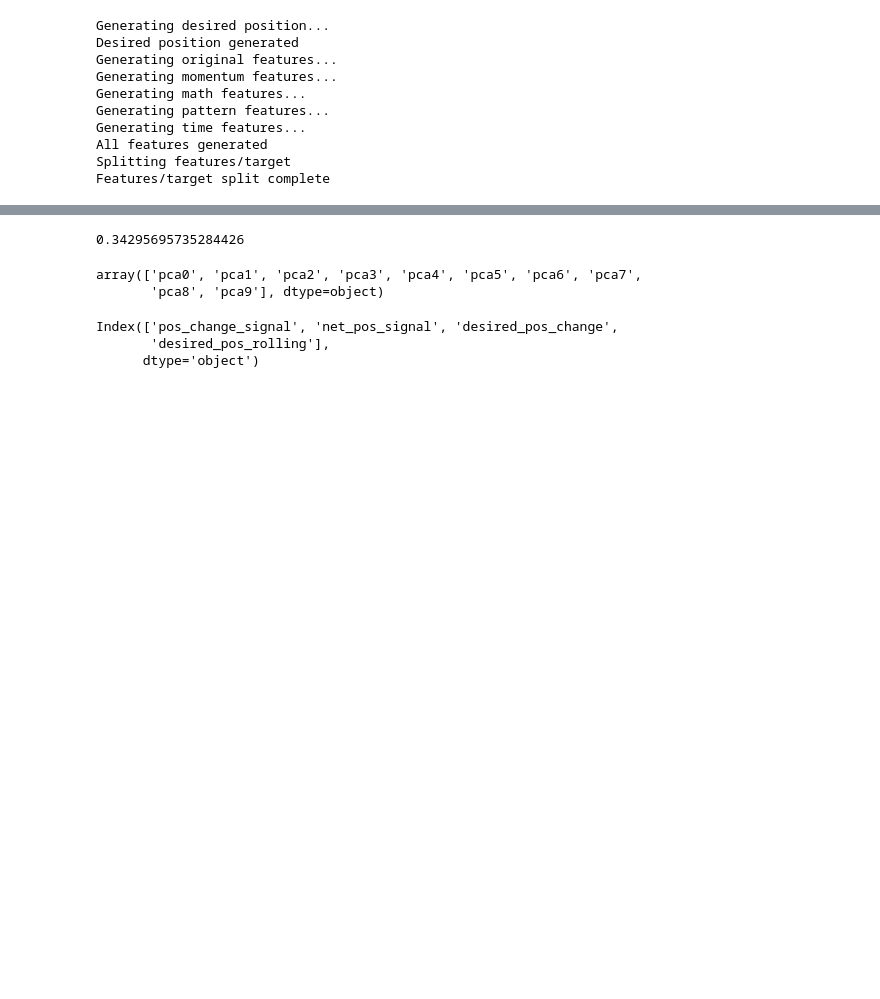
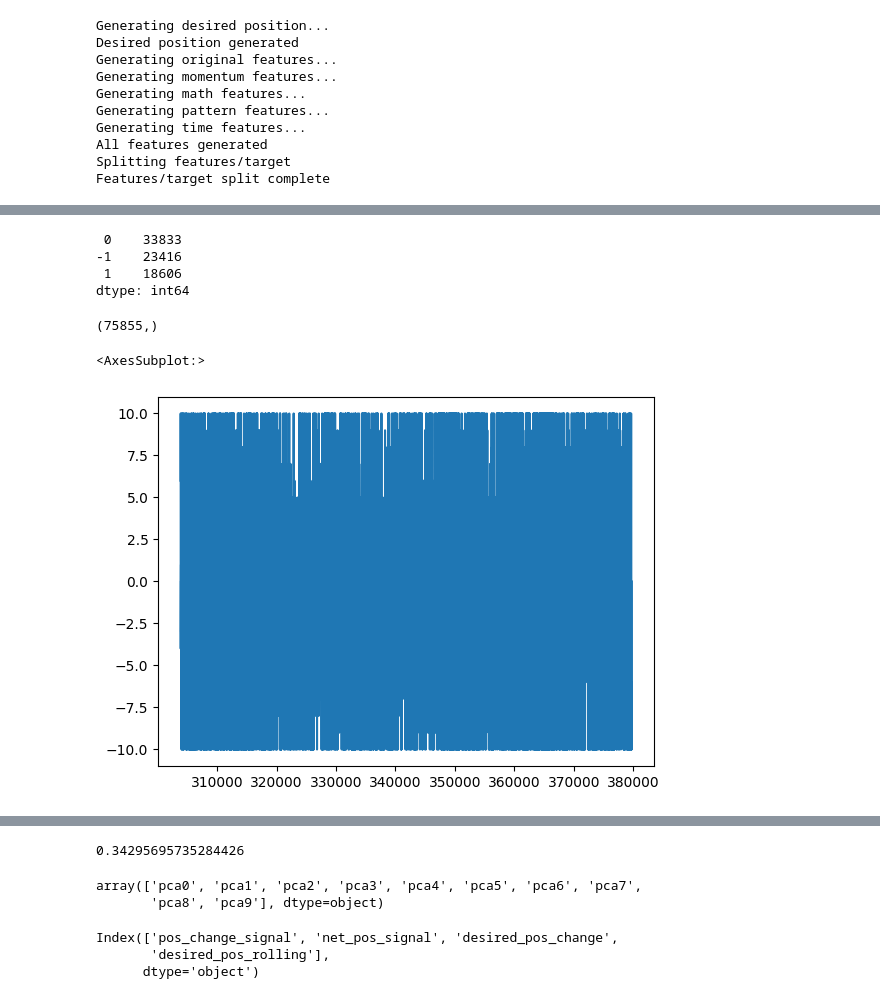
Before and after one commit to lianlongbagua/ml_rf_project, a Jupyter notebook: notebooks/production.ipynb, the cells around one changed output, grey strips where cells are left out. Cells and saved outputs as stored; diff of their text form; code cells hidden in the pictures; blank space fills up the shorter version.

```diff
--- a/notebooks/production.ipynb
+++ b/notebooks/production.ipynb
@@ -45,0 +121,30 @@ pipe = make_pipeline(
+# %%
+pd.Series(y_pos_mapped).value_counts()
+# %% [output]
+ 0    33833
+-1    23416
+ 1    18606
+dtype: int64
+# %%
+# map
+pos_map = {
+    "strong buy": 1,
+    "strong sell": -1,
+    "meh": 0,
+    "buy": 0,
+    "sell": 0,
+}
+y_pos_mapped = np.apply_along_axis(lambda x: pos_map[x[0]], 1, y_pred.reshape(-1, 1))
+# %%
+y_pos_mapped.shape
+# %% [output]
+(75855,)
+# %%
+y_test["pred"] = y_pos_mapped
+# %%
+y_test["cum_pos"] = y_test["pred"].rolling(10).sum()
+# %%
+y_test.cum_pos.plot()
+# %% [output]
+<AxesSubplot:>
+[figure, added]
```
Also changed, not shown: parts of 28 cells of this notebook.
